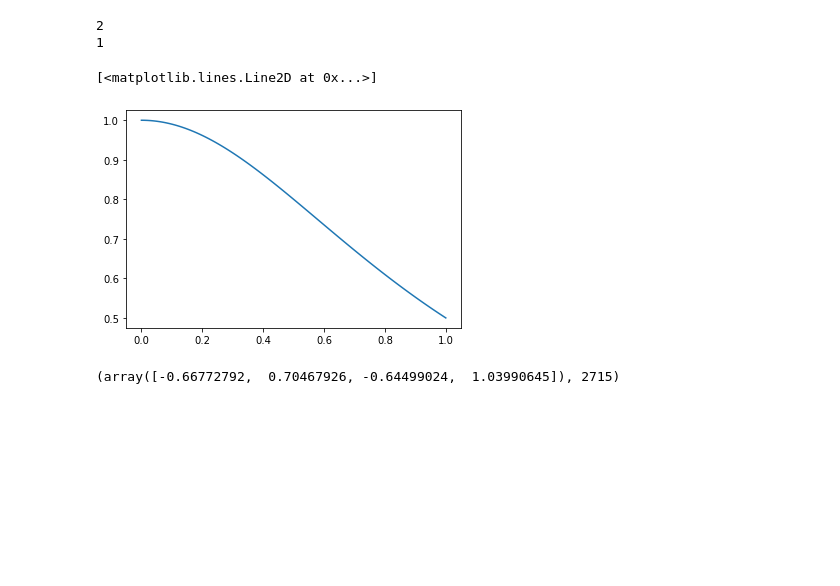
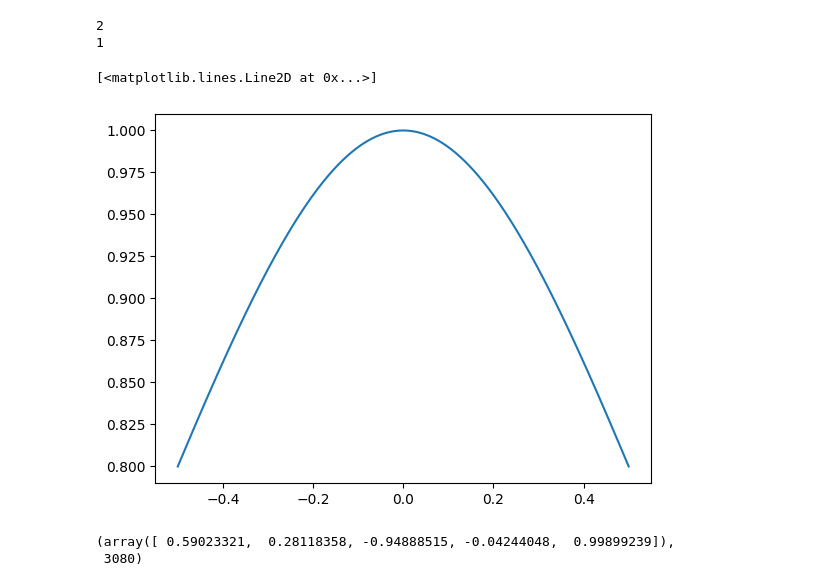
Before and after one commit to mazhengcn/scientific-computing-with-python, a Jupyter notebook: others/fitting.ipynb, the cells around one changed output. Cells and saved outputs as stored; diff of their text form; code cells hidden in the pictures; blank space fills up the shorter version.

```diff
--- a/others/fitting.ipynb
+++ b/others/fitting.ipynb
@@ -207,18 +289,19 @@ def fit(x, y, init_params, init_t, eps=1e-4, max_steps=100000):
 
     return params, step
 # %%
-x = np.linspace(0, 1, 100)
+x = np.linspace(-0.5, 0.5, 1000)
 y = R(x)
 
 plt.plot(x, y)
 # %% [output]
 [<matplotlib.lines.Line2D at 0x...>]
-[figure, old version]
+[figure, new version]
 # %%
-params_min, num_steps = fit(x, y, np.array([0.1, 2.0, 1.0, 0.0]), 0.1)
+params_min, num_steps = fit(x, y, np.array([1.0, 1.0, 1.0, 1.0, 1.0]), 1.0)
 params_min, num_steps
 # %% [output]
-(array([-0.66772792,  0.70467926, -0.64499024,  1.03990645]), 2715)
+(array([ 0.59023321,  0.28118358, -0.94888515, -0.04244048,  0.99899239]),
+ 3080)
 # %%
 plt.plot(x, poly_fn(params_min, x))
 # %% [output]
```
Also changed, not shown: parts of 20 cells of this notebook, 4 other files.
